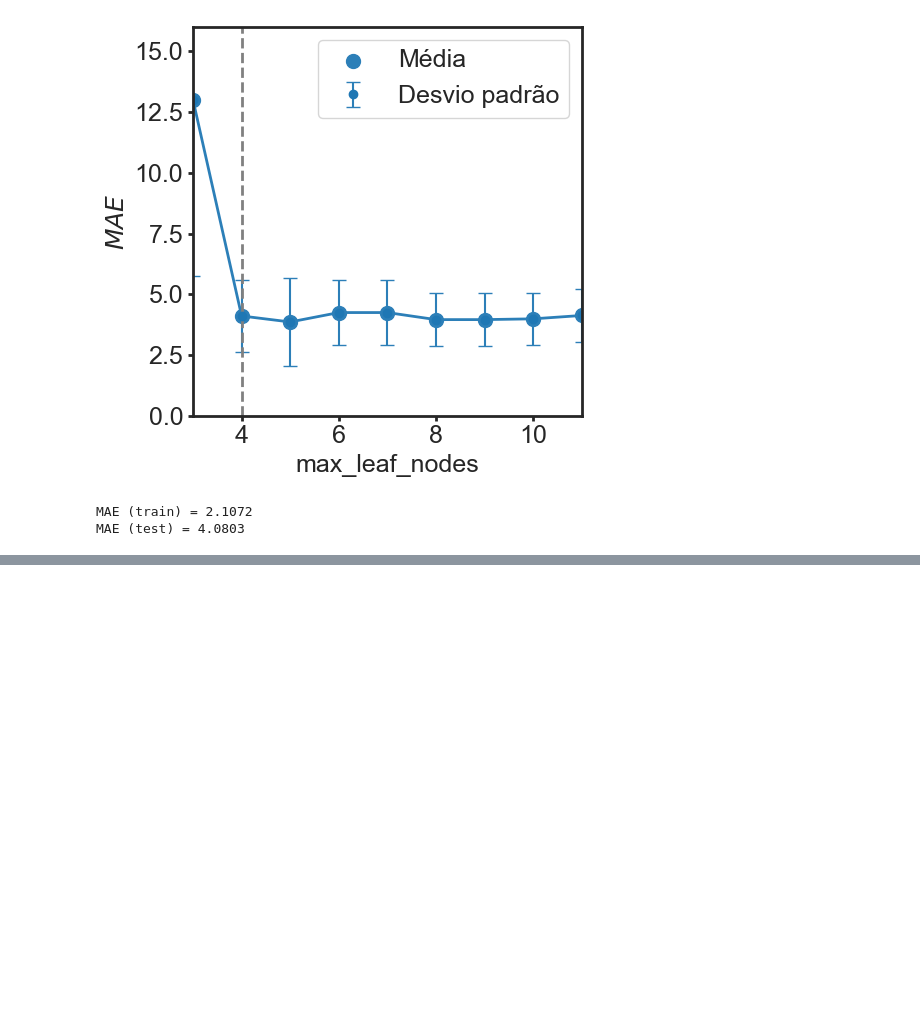
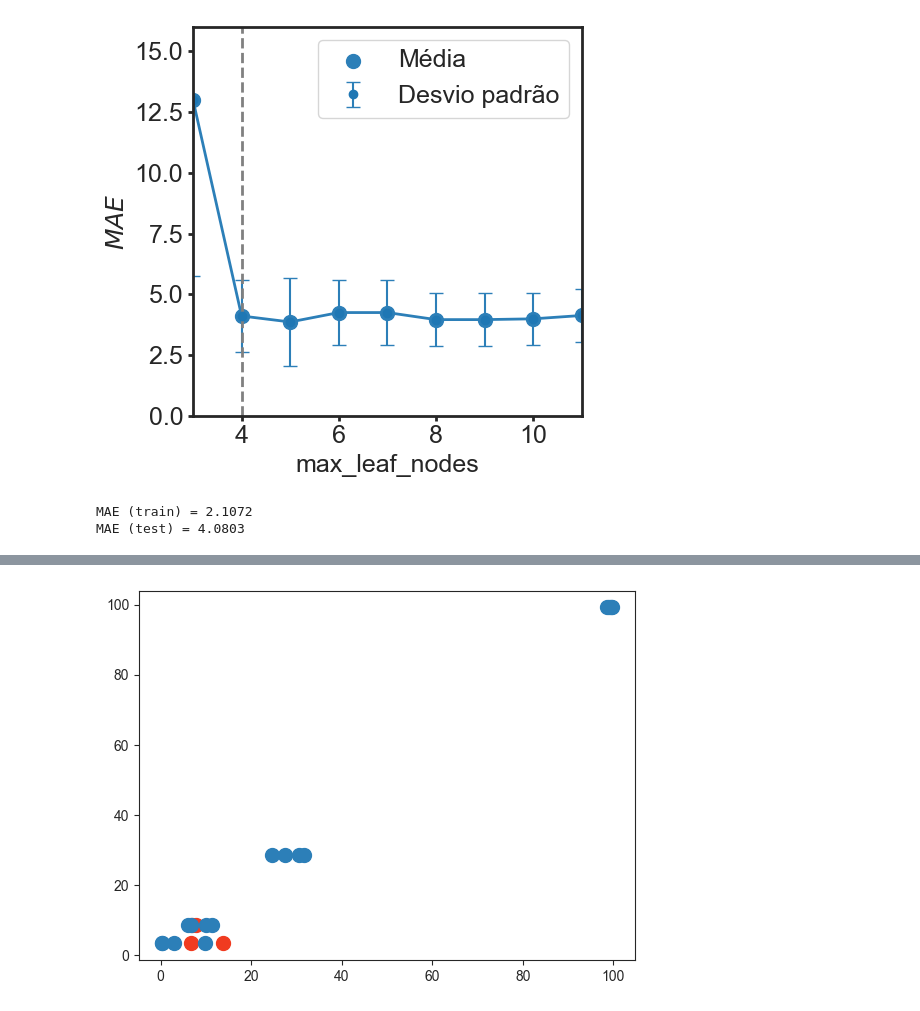
Before and after one commit to leseixas/aprendizagem-de-maquina, a Jupyter notebook: modelos/03_decision_tree_regression.ipynb, the cells around one changed output, grey strips where cells are left out. Saved outputs shown, nothing was run; the diff lists cells and outputs as text; code cells hidden in the pictures; blank space fills up the shorter version.

```diff
--- a/modelos/03_decision_tree_regression.ipynb
+++ b/modelos/03_decision_tree_regression.ipynb
@@ -104,0 +125,7 @@ MAE (test) = 4.0803
+# %%
+plt.scatter(y_test, y_pred_test, s=100, color="#f03b20", label="Teste (20%)")
+plt.scatter(y_train, y_pred_train, s=100, color="#2c7fb8", label="Treino (80%)")
+
+plt.show()
+# %% [output]
+[figure, added]
```
Also changed, not shown: parts of 1 cell of this notebook, 2 other files.
